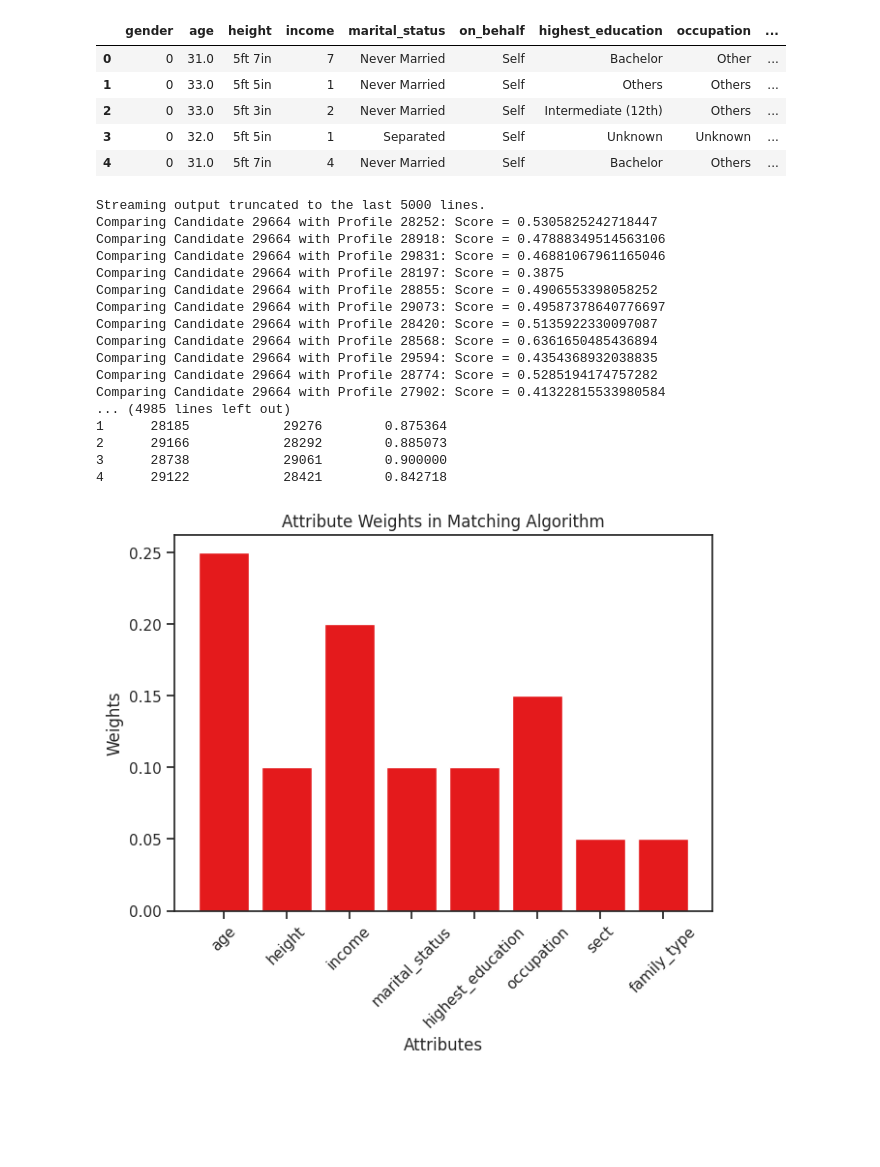
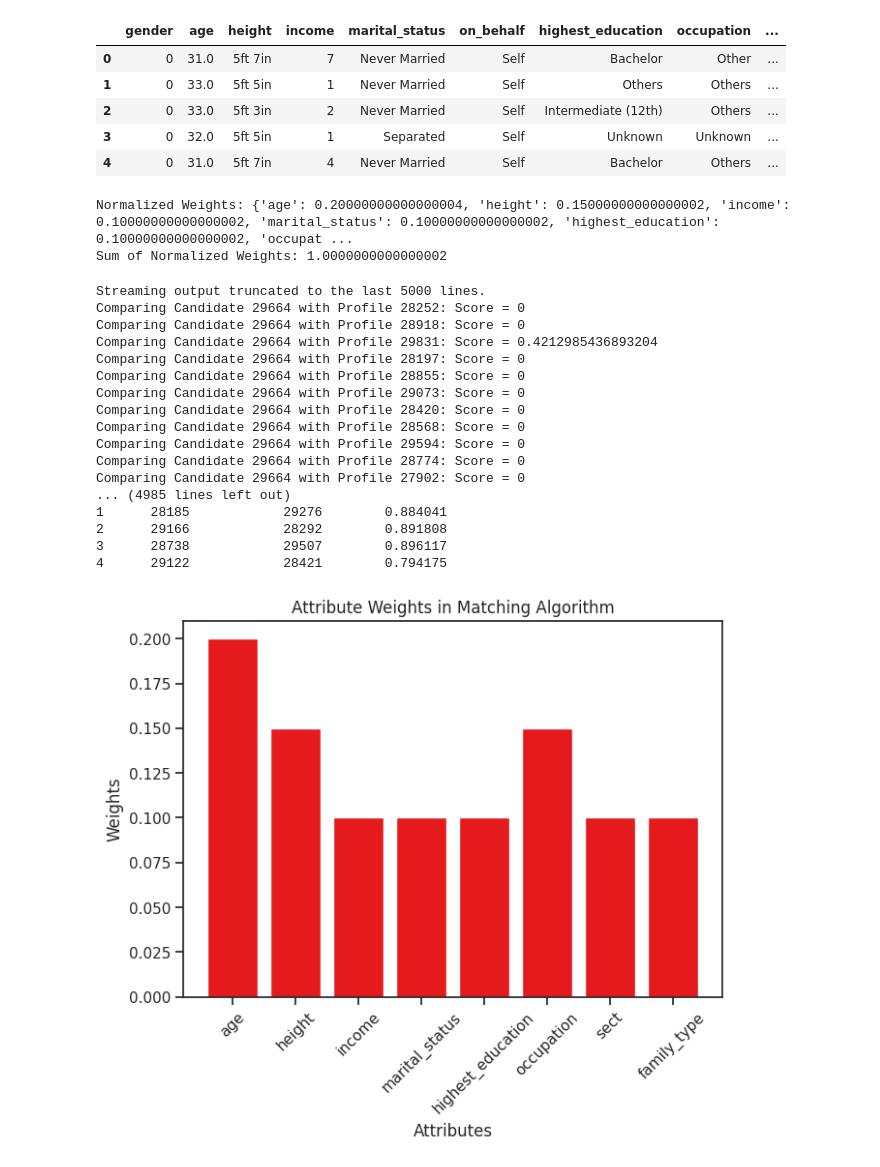
Before and after one commit to Shivani8780/CRIME-PREDICTION, a Jupyter notebook: Matrimonial-Profile.ipynb, the cells around one changed output. Drawn from its saved outputs; the diff is of its cells as text; code cells hidden in the pictures; blank space fills up the shorter version.

```diff
--- a/Matrimonial-Profile.ipynb
+++ b/Matrimonial-Profile.ipynb
@@ -1325,0 +1297,26 @@ def calculate_similarity(candidate, profile, weights):
+# %%
+weights = {
+    'age': 0.2,
+    'height': 0.15,
+    'income': 0.1,
+    'marital_status': 0.1,
+    'highest_education': 0.1,
+    'occupation': 0.15,
+    'sect': 0.1,
+    'family_type': 0.1,
+}
+
+# Calculate the total sum of the weights
+total_weight = sum(weights.values())
+
+# Normalize the weights to make the sum equal to 1
+normalized_weights = {key: value / total_weight for key, value in weights.items()}
+
+# Print the normalized weights
+print("Normalized Weights:", normalized_weights)
+
+# Check the sum of normalized weights
+print("Sum of Normalized Weights:", sum(normalized_weights.values()))
+# %% [output]
+Normalized Weights: {'age': 0.20000000000000004, 'height': 0.15000000000000002, 'income': 0.10000000000000002, 'marital_status': 0.10000000000000002, 'highest_education': 0.10000000000000002, 'occupat ...
+Sum of Normalized Weights: 1.0000000000000002
@@ -1326,14 +1354,5 @@ def calculate_similarity(candidate, profile, weights):
 # %%
-weights = {
-    'age': 0.25,
-    'height': 0.1,
-    'income': 0.2,
-    'marital_status': 0.1,
-    'highest_education': 0.1,
-    'occupation': 0.15,
-    'sect': 0.05,
-    'family_type': 0.05,
-}
+
 # Reload the original data to restore 'member_id'
 df1_original = pd.read_csv('train.csv')
 df2_original = pd.read_csv('test.csv')
@@ -1377,22 +1396,22 @@ matches_df = pd.DataFrame(matches)
 print(matches_df.head())
 # %% [output]
 Streaming output truncated to the last 5000 lines.
-Comparing Candidate 29664 with Profile 28252: Score = 0.5305825242718447
-Comparing Candidate 29664 with Profile 28918: Score = 0.47888349514563106
-Comparing Candidate 29664 with Profile 29831: Score = 0.46881067961165046
-Comparing Candidate 29664 with Profile 28197: Score = 0.3875
-Comparing Candidate 29664 with Profile 28855: Score = 0.4906553398058252
-Comparing Candidate 29664 with Profile 29073: Score = 0.49587378640776697
-Comparing Candidate 29664 with Profile 28420: Score = 0.5135922330097087
-Comparing Candidate 29664 with Profile 28568: Score = 0.6361650485436894
-Comparing Candidate 29664 with Profile 29594: Score = 0.4354368932038835
-Comparing Candidate 29664 with Profile 28774: Score = 0.5285194174757282
-Comparing Candidate 29664 with Profile 27902: Score = 0.41322815533980584
+Comparing Candidate 29664 with Profile 28252: Score = 0
+Comparing Candidate 29664 with Profile 28918: Score = 0
+Comparing Candidate 29664 with Profile 29831: Score = 0.4212985436893204
+Comparing Candidate 29664 with Profile 28197: Score = 0
+Comparing Candidate 29664 with Profile 28855: Score = 0
+Comparing Candidate 29664 with Profile 29073: Score = 0
+Comparing Candidate 29664 with Profile 28420: Score = 0
+Comparing Candidate 29664 with Profile 28568: Score = 0
+Comparing Candidate 29664 with Profile 29594: Score = 0
+Comparing Candidate 29664 with Profile 28774: Score = 0
+Comparing Candidate 29664 with Profile 27902: Score = 0
 ... (4985 lines left out)
-1      28185            29276        0.875364
-2      29166            28292        0.885073
-3      28738            29061        0.900000
-4      29122            28421        0.842718
+1      28185            29276        0.884041
+2      29166            28292        0.891808
+3      28738            29507        0.896117
+4      29122            28421        0.794175
 # %%
 threshold = 0.5  # Set a threshold for valid matches
 
@@ -1453,29 +1472,28 @@ if unmatched_candidates:
     print(f"Unmatched Candidates: {unmatched_candidates}")
 # %%
 import matplotlib.pyplot as plt
-
 weights = {
-    'age': 0.25,
-    'height': 0.1,
-    'income': 0.2,
+    'age': 0.2,
+    'height': 0.15,
+    'income': 0.1,
     'marital_status': 0.1,
     'highest_education': 0.1,
     'occupation': 0.15,
-    'sect': 0.05,
-    'family_type': 0.05
+    'sect': 0.1,
+    'family_type': 0.1,
 }
 
 attributes = list(weights.keys())
 values = list(weights.values())
 
 plt.bar(attributes, values)
 plt.title('Attribute Weights in Matching Algorithm')
 plt.xlabel('Attributes')
 plt.ylabel('Weights')
 plt.xticks(rotation=45)
 plt.show()
 # %% [output]
-[figure, old version]
+[figure, new version]
 # %%
 # Assuming you have a list of all similarity scores
 scores = [match['Score'] for match in matches]
```
Also changed, not shown: parts of 25 cells of this notebook.
